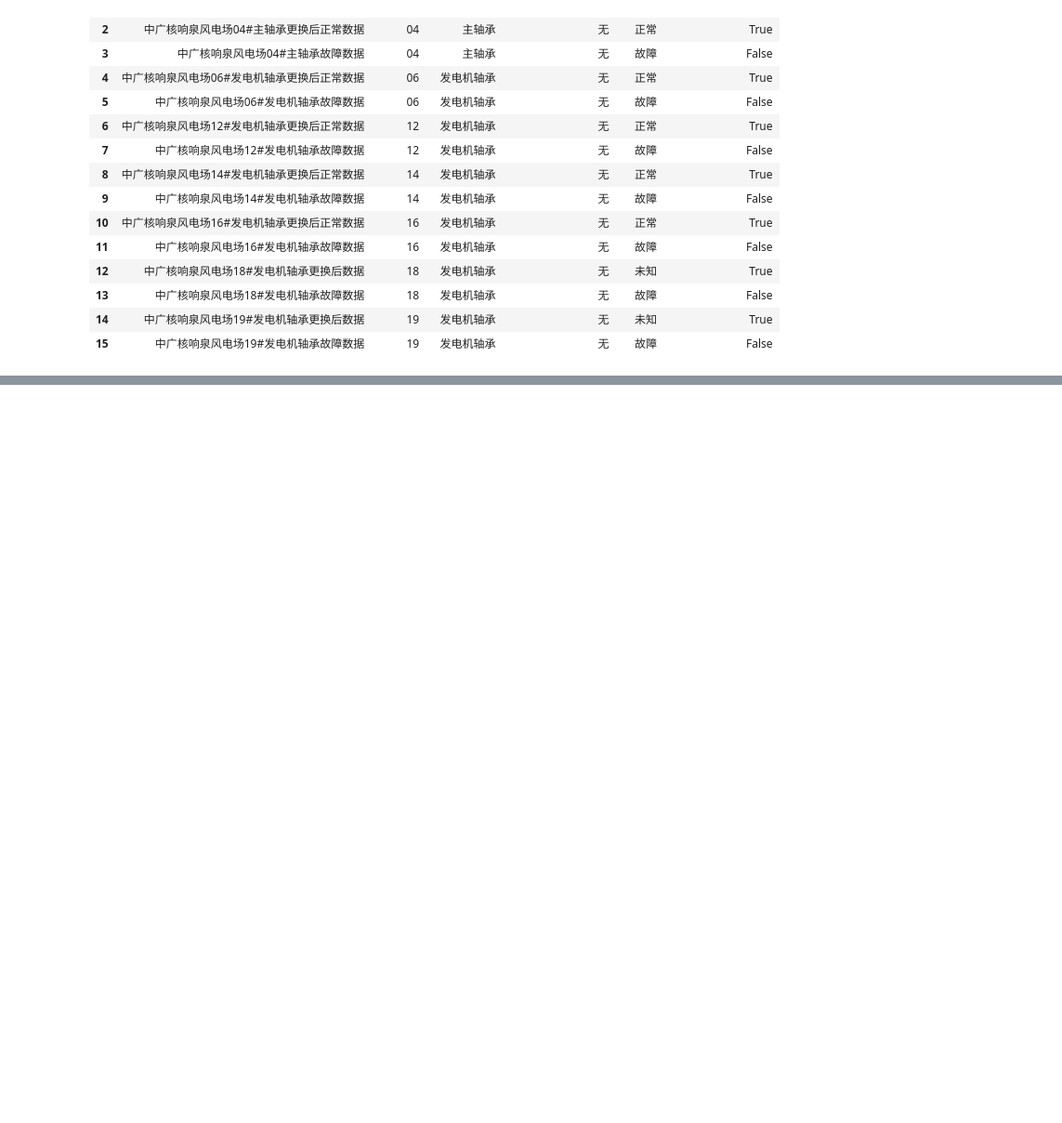
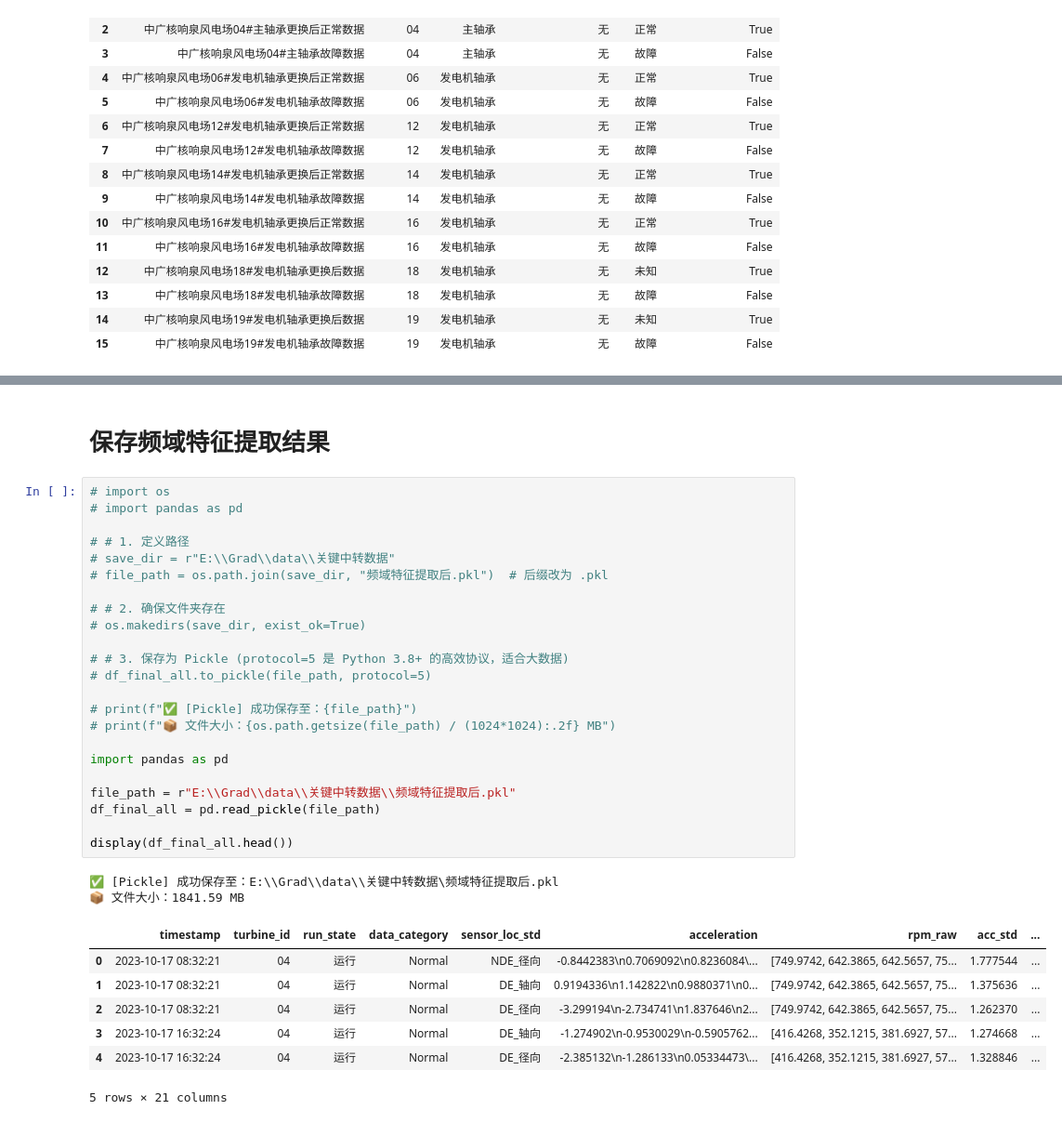
Before and after one commit to Pxuzy/Grad, a Jupyter notebook: Data_Process.ipynb, the cells around one changed output, grey strips where cells are left out. Shown at 93% size. Drawn from its saved outputs; the diff is of its cells as text; blank space fills up the shorter version.

```diff
--- a/Data_Process.ipynb
+++ b/Data_Process.ipynb
@@ -585,0 +1172,35 @@ df_shiyu_clean
+# %% [markdown]
+# 保存频域特征提取结果
+# %%
+# import os
+# import pandas as pd
+
+# # 1. 定义路径
+# save_dir = r"E:\\Grad\\data\\关键中转数据"
+# file_path = os.path.join(save_dir, "频域特征提取后.pkl")  # 后缀改为 .pkl
+
+# # 2. 确保文件夹存在
+# os.makedirs(save_dir, exist_ok=True)
+
+# # 3. 保存为 Pickle (protocol=5 是 Python 3.8+ 的高效协议，适合大数据)
+# df_final_all.to_pickle(file_path, protocol=5)
+
+# print(f"✅ [Pickle] 成功保存至：{file_path}")
+# print(f"📦 文件大小：{os.path.getsize(file_path) / (1024*1024):.2f} MB")
+
+import pandas as pd
+
+file_path = r"E:\\Grad\\data\\关键中转数据\\频域特征提取后.pkl"
+df_final_all = pd.read_pickle(file_path)
+
+display(df_final_all.head())
+# %% [output]
+✅ [Pickle] 成功保存至：E:\\Grad\\data\\关键中转数据\频域特征提取后.pkl
+📦 文件大小：1841.59 MB
+|  | timestamp | turbine_id | run_state | data_category | sensor_loc_std | acceleration | rpm_raw | acc_std | ... |
+| 0 | 2023-10-17 08:32:21 | 04 | 运行 | Normal | NDE_径向 | -0.8442383\n0.7069092\n0.8236084\... | [749.9742, 642.3865, 642.5657, 75... | 1.777544 | ... |
+| 1 | 2023-10-17 08:32:21 | 04 | 运行 | Normal | DE_轴向 | 0.9194336\n1.142822\n0.9880371\n0... | [749.9742, 642.3865, 642.5657, 75... | 1.375636 | ... |
+| 2 | 2023-10-17 08:32:21 | 04 | 运行 | Normal | DE_径向 | -3.299194\n-2.734741\n1.837646\n2... | [749.9742, 642.3865, 642.5657, 75... | 1.262370 | ... |
+| 3 | 2023-10-17 16:32:24 | 04 | 运行 | Normal | DE_轴向 | -1.274902\n-0.9530029\n-0.5905762... | [416.4268, 352.1215, 381.6927, 57... | 1.274668 | ... |
+| 4 | 2023-10-17 16:32:24 | 04 | 运行 | Normal | DE_径向 | -2.385132\n-1.286133\n0.05334473\... | [416.4268, 352.1215, 381.6927, 57... | 1.328846 | ... |
+5 rows × 21 columns
```
Also changed, not shown: parts of 20 cells of this notebook.
